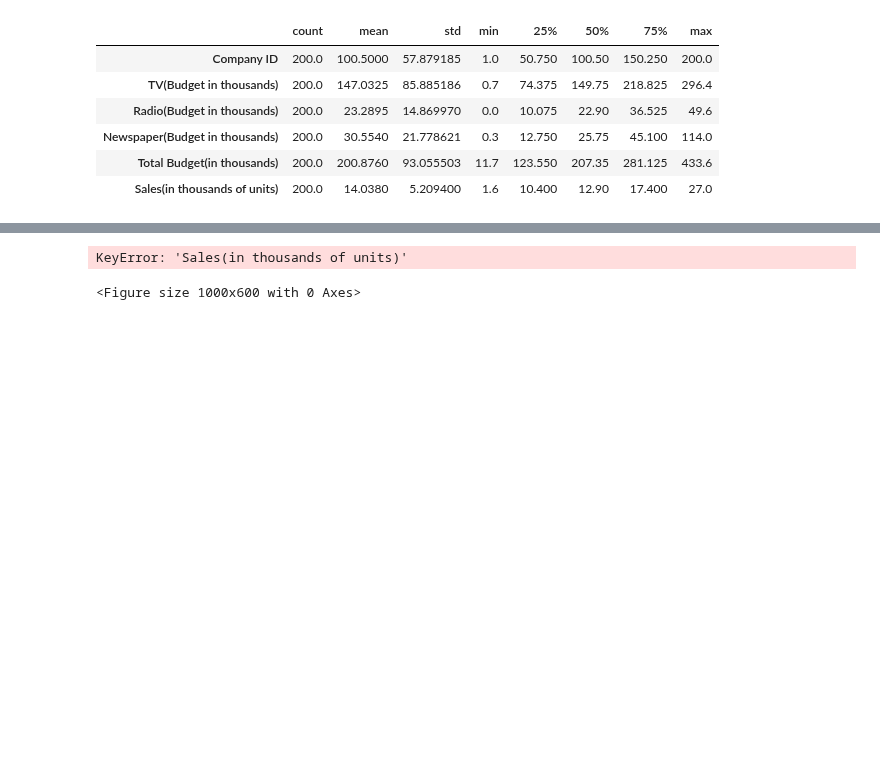
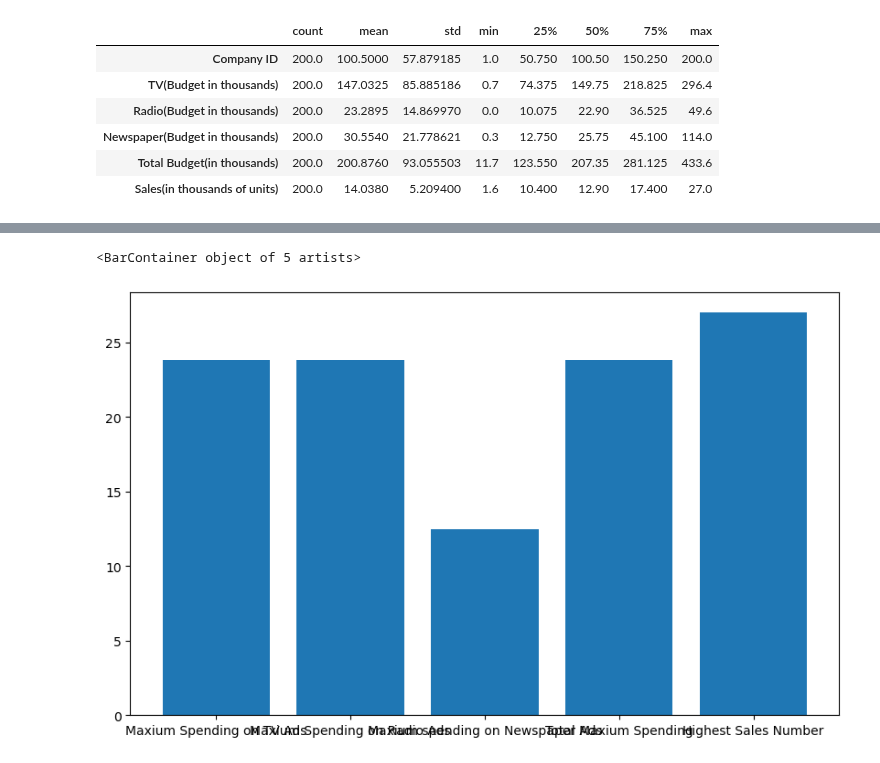
Before and after one commit to ricsalazar810/project-one, a Jupyter notebook: main.ipynb, the cells around one changed output, grey strips where cells are left out. Cells and saved outputs as stored; diff of their text form; code cells hidden in the pictures; blank space fills up the shorter version.

Commit message:
initial bar graph code

```diff
--- a/main.ipynb
+++ b/main.ipynb
@@ -102,10 +102,12 @@ max_df
 | Newspaper(Budget in thousands) | 100.9 | 37.7 | 114.0 | 100.9 | ... |
 | Total Budget(in thousands) | 433.6 | 298.1 | 218.4 | 433.6 | ... |
 | Sales(in thousands of units) | 23.8 | 23.8 | 12.5 | 23.8 | ... |
+# %%
+x = pd.DataFrame(max_df.loc['Sales(in thousands of units)',:])
 # %%
 #Create a bar graph to display max spending
 plt.figure(figsize=(10, 6))
-plt.bar(max_df.index,)
+plt.bar(x.index, x['Sales(in thousands of units)'])
 # %% [output]
-KeyError: 'Sales(in thousands of units)'
+<BarContainer object of 5 artists>
-<Figure size 1000x600 with 0 Axes>
+[figure, added]
```
